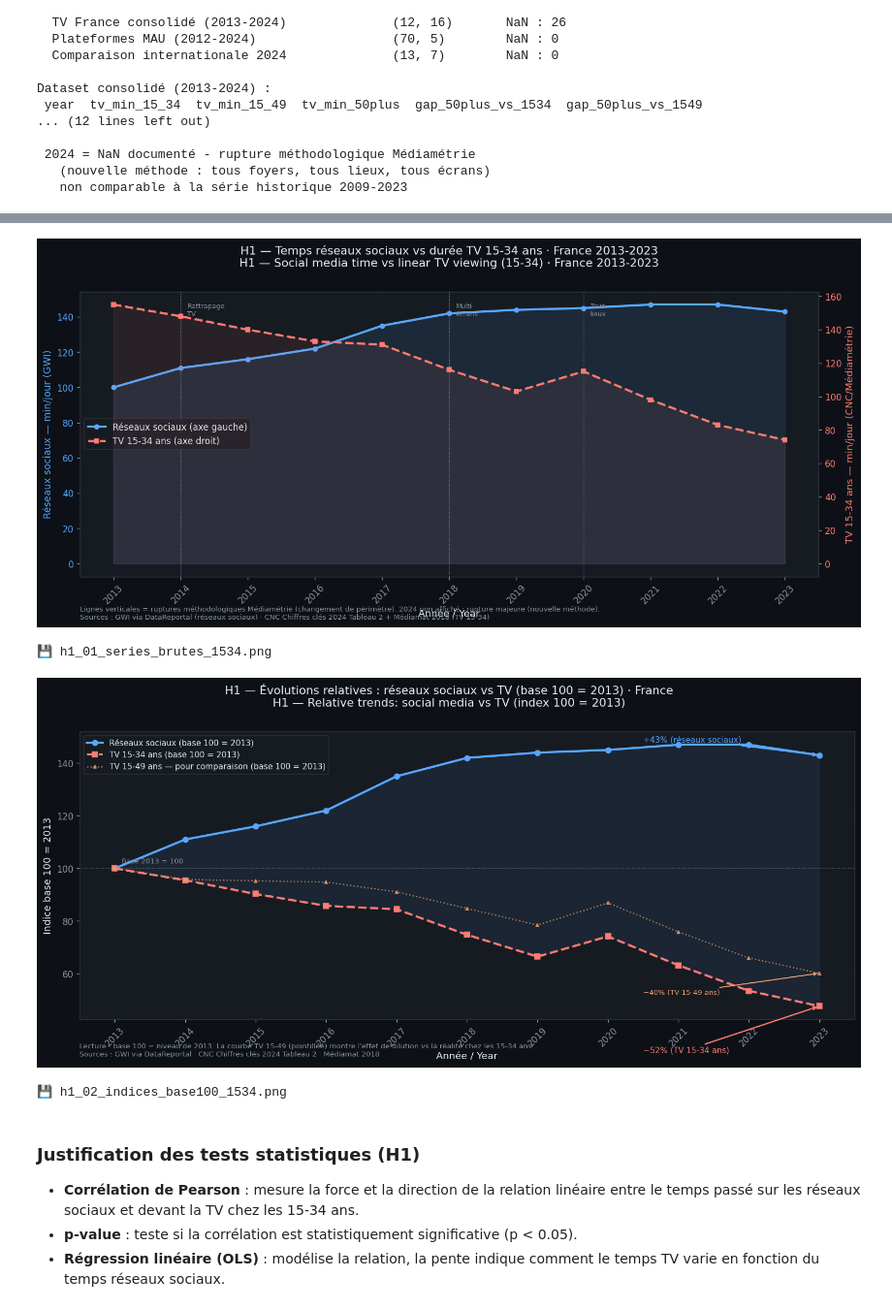
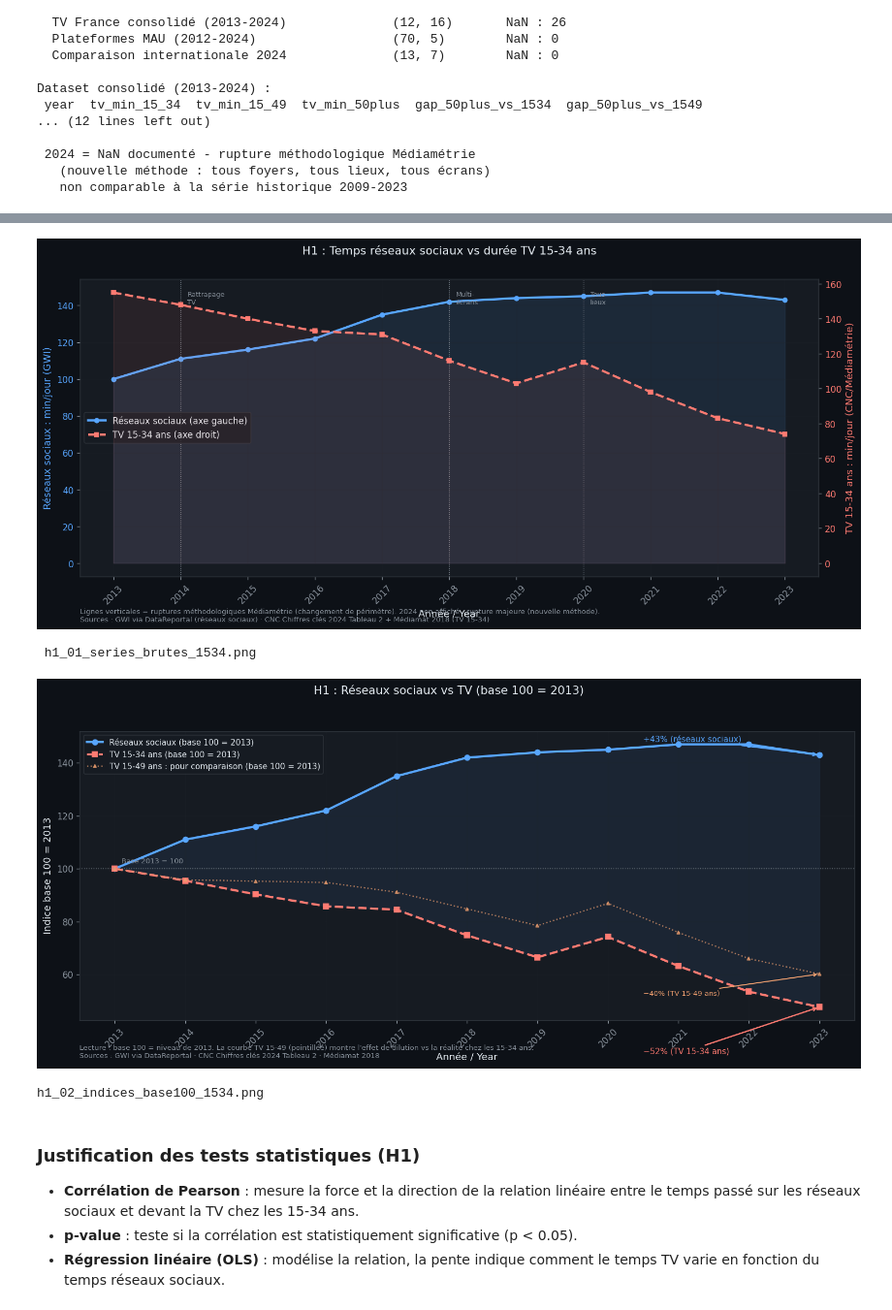
Before and after one commit to InesAjd92/social-media-vs-traditional-media, a Jupyter notebook: 03_notebooks/02_eda_exploratory.ipynb, the cells around one changed output, grey strips where cells are left out. Shown at 97% size. Drawn from its saved outputs; the diff is of its cells as text; code cells hidden in the pictures.

```diff
--- a/03_notebooks/02_eda_exploratory.ipynb
+++ b/03_notebooks/02_eda_exploratory.ipynb
@@ -328,5 +319,5 @@ print('💾 methodo_00_1534_vs_1549.png')
 # %%
-# ── G2 : Double axe — réseaux sociaux vs TV 15-34 ans ────────────────────────
+# ── G2 : Double axe : réseaux sociaux vs TV 15-34 ans ────────────────────────
 
 fig, ax1 = plt.subplots(figsize=(13, 6))
 ax2 = ax1.twinx()
@@ -341,40 +332,39 @@ ax2.fill_between(df_h1['year'], df_h1['tv_min_15_34'], alpha=0.08, color=C_TV_15
 
 # Ruptures méthodologiques Médiamétrie sur la période
 for yr, lbl in {2014:'Rattrapage\nTV', 2018:'Multi-\nécrans', 2020:'Tous\nlieux'}.items():
     if yr in df_h1['year'].values:
         ax1.axvline(x=yr, color=FG_MUTED, lw=0.8, ls=':')
         ax1.text(yr+0.1, 148, lbl, color=FG_MUTED, fontsize=7.5, va='top')
 
 ax1.set_xlabel('Année / Year')
-ax1.set_ylabel('Réseaux sociaux — min/jour (GWI)', color=C_SOCIAL)
-ax2.set_ylabel('TV 15-34 ans — min/jour (CNC/Médiamétrie)', color=C_TV_1534)
+ax1.set_ylabel('Réseaux sociaux : min/jour (GWI)', color=C_SOCIAL)
+ax2.set_ylabel('TV 15-34 ans : min/jour (CNC/Médiamétrie)', color=C_TV_1534)
 ax1.tick_params(axis='y', labelcolor=C_SOCIAL)
 ax2.tick_params(axis='y', labelcolor=C_TV_1534)
 ax1.set_xticks(df_h1['year'])
 ax1.set_xticklabels(df_h1['year'], rotation=45)
 ax1.grid(alpha=0.25)
 l1,lb1 = ax1.get_legend_handles_labels()
 l2,lb2 = ax2.get_legend_handles_labels()
 ax1.legend(l1+l2, lb1+lb2, loc='center left')
 
 fig.suptitle(
-    'H1 — Temps réseaux sociaux vs durée TV 15-34 ans · France 2013-2023\n'
-    'H1 — Social media time vs linear TV viewing (15-34) · France 2013-2023',
+    'H1 : Temps réseaux sociaux vs durée TV 15-34 ans',
     fontsize=13, y=1.01
 )
 ax1.text(0, -0.15,
     'Lignes verticales = ruptures méthodologiques Médiamétrie (changement de périmètre). '
     '2024 non affiché : rupture majeure (nouvelle méthode).\n'
     'Sources : GWI via DataReportal (réseaux sociaux) · CNC Chiffres clés 2024 Tableau 2 + Médiamat 2018 (TV 15-34)',
     transform=ax1.transAxes, fontsize=8, color=FG_MUTED)
 
 plt.tight_layout()
 plt.savefig(os.path.join(GRAPHS_DIR, 'h1_01_series_brutes_1534.png'))
 plt.show()
-print('💾 h1_01_series_brutes_1534.png')
+print(' h1_01_series_brutes_1534.png')
 # %% [output]
-[figure, old version]
+[figure, new version]
-💾 h1_01_series_brutes_1534.png
+ h1_01_series_brutes_1534.png
 # %%
 # ── G3 : Indices base 100 = 2013, réseaux sociaux vs TV 15-34 ───────────────
 
@@ -386,7 +376,7 @@ ax.plot(df_h1['year'], df_h1['idx_1534_b2013'],
         color=C_TV_1534, lw=2.5, marker='s', ms=6, ls='--', label='TV 15-34 ans (base 100 = 2013)')
 ax.plot(df_h1['year'], df_h1['idx_1549_b2013'],
         color=C_TV_1549, lw=1.5, marker='^', ms=4, ls=':', alpha=0.7,
-        label='TV 15-49 ans — pour comparaison (base 100 = 2013)')
+        label='TV 15-49 ans : pour comparaison (base 100 = 2013)')
 
 ax.fill_between(df_h1['year'], df_h1['idx_soc_b2013'], df_h1['idx_1534_b2013'],
                 where=df_h1['idx_soc_b2013'] >= df_h1['idx_1534_b2013'],
@@ -415,8 +405,7 @@ ax.legend(loc='upper left', fontsize=9)
 ax.grid(alpha=0.25)
 
 fig.suptitle(
-    'H1 — Évolutions relatives : réseaux sociaux vs TV (base 100 = 2013) · France\n'
-    'H1 — Relative trends: social media vs TV (index 100 = 2013)',
+    'H1 : Réseaux sociaux vs TV (base 100 = 2013)\n',
     fontsize=13, y=1.01
 )
 ax.text(0, -0.13,
@@ -427,10 +416,10 @@ ax.text(0, -0.13,
 plt.tight_layout()
 plt.savefig(os.path.join(GRAPHS_DIR, 'h1_02_indices_base100_1534.png'))
 plt.show()
-print('💾 h1_02_indices_base100_1534.png')
+print('h1_02_indices_base100_1534.png')
 # %% [output]
-[figure, old version]
+[figure, new version]
-💾 h1_02_indices_base100_1534.png
+h1_02_indices_base100_1534.png
 # %% [markdown]
 ### Justification des tests statistiques (H1)
 
```
Also changed, not shown: parts of 14 cells of this notebook, 10 other files.
